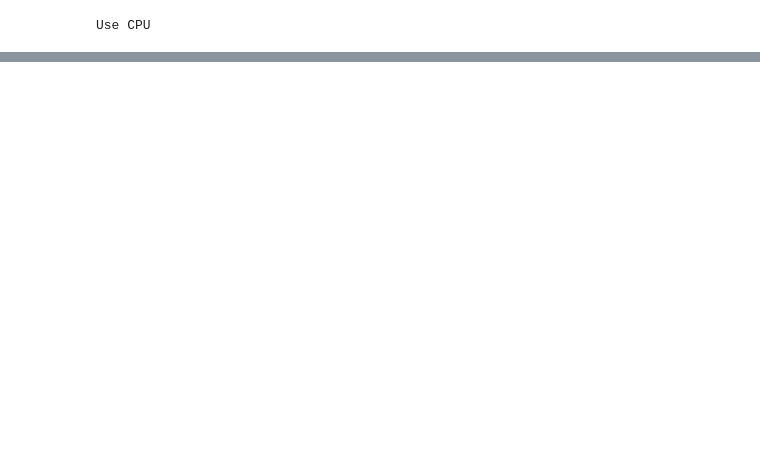
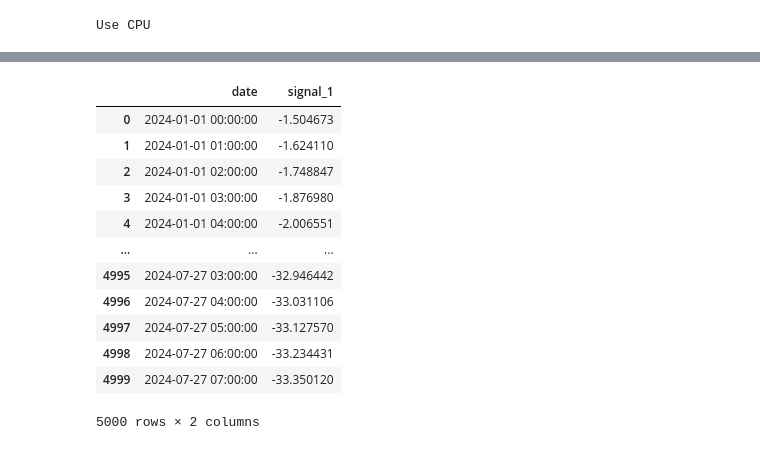
Before and after one commit to arvgram/SEB-TS_foundation, a Jupyter notebook: ts_modelling/modelling.ipynb, the cells around one changed output, grey strips where cells are left out. Cells and saved outputs as stored; diff of their text form; code cells hidden in the pictures; blank space fills up the shorter version.

```diff
--- a/ts_modelling/modelling.ipynb
+++ b/ts_modelling/modelling.ipynb
@@ -26,5 +26,21 @@ dp.plot_data()
 # %%
 dp.generate_csv()
+# %%
+dp.df
+# %% [output]
+|  | date | signal_1 |
+| 0 | 2024-01-01 00:00:00 | -1.504673 |
+| 1 | 2024-01-01 01:00:00 | -1.624110 |
+| 2 | 2024-01-01 02:00:00 | -1.748847 |
+| 3 | 2024-01-01 03:00:00 | -1.876980 |
+| 4 | 2024-01-01 04:00:00 | -2.006551 |
+| ... | ... | ... |
+| 4995 | 2024-07-27 03:00:00 | -32.946442 |
+| 4996 | 2024-07-27 04:00:00 | -33.031106 |
+| 4997 | 2024-07-27 05:00:00 | -33.127570 |
+| 4998 | 2024-07-27 06:00:00 | -33.234431 |
+| 4999 | 2024-07-27 07:00:00 | -33.350120 |
+5000 rows × 2 columns
 # %%
 exp.train()
 # %% [output]
```
Also changed, not shown: parts of 3 cells of this notebook, 4 other files.
